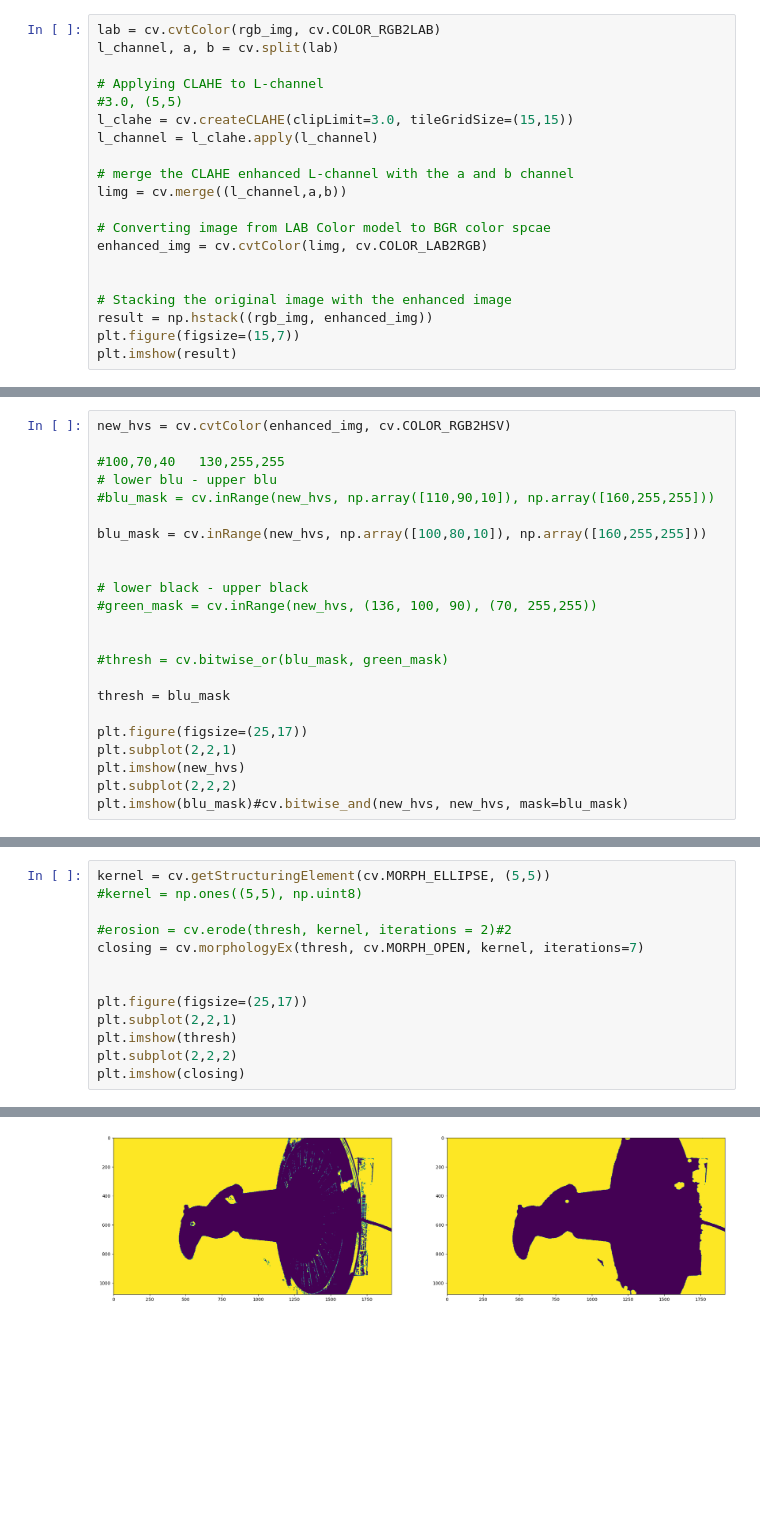
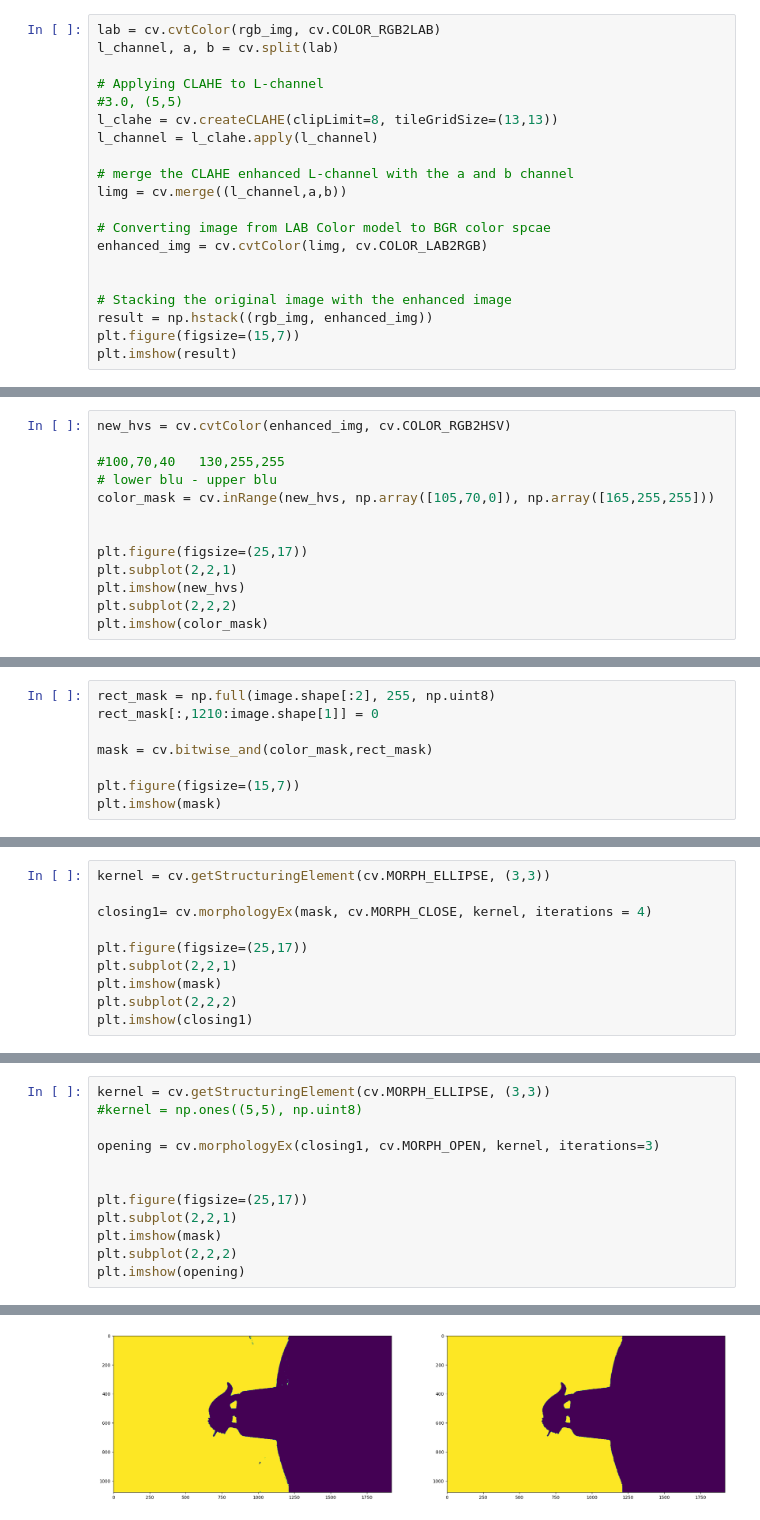
Before and after one commit to zuliani99/Geometric_3D_Computer_Vision_Project, a Jupyter notebook: Assignment1/assignment1 copy.ipynb, the cells around one changed output, grey strips where cells are left out. Drawn from its saved outputs; the diff is of its cells as text; blank space fills up the shorter version.

```diff
--- a/Assignment1/assignment1 copy.ipynb
+++ b/Assignment1/assignment1 copy.ipynb
@@ -27,7 +20,7 @@ l_channel, a, b = cv.split(lab)
 
 # Applying CLAHE to L-channel
 #3.0, (5,5)
-l_clahe = cv.createCLAHE(clipLimit=3.0, tileGridSize=(15,15))
+l_clahe = cv.createCLAHE(clipLimit=8, tileGridSize=(13,13))
 l_channel = l_clahe.apply(l_channel)
 
 # merge the CLAHE enhanced L-channel with the a and b channel
@@ -49,23 +42,13 @@ new_hvs = cv.cvtColor(enhanced_img, cv.COLOR_RGB2HSV)
 
 #100,70,40   130,255,255
 # lower blu - upper blu
-#blu_mask = cv.inRange(new_hvs, np.array([110,90,10]), np.array([160,255,255]))
+color_mask = cv.inRange(new_hvs, np.array([105,70,0]), np.array([165,255,255]))
 
-blu_mask = cv.inRange(new_hvs, np.array([100,80,10]), np.array([160,255,255]))
-
-
-# lower black - upper black
-#green_mask = cv.inRange(new_hvs, (136, 100, 90), (70, 255,255))
-
-
-#thresh = cv.bitwise_or(blu_mask, green_mask)
-
-thresh = blu_mask
 
 plt.figure(figsize=(25,17))
 plt.subplot(2,2,1)
 plt.imshow(new_hvs)
 plt.subplot(2,2,2)
-plt.imshow(blu_mask)#cv.bitwise_and(new_hvs, new_hvs, mask=blu_mask)
+plt.imshow(color_mask)
 # %% [output]
 <matplotlib.image.AxesImage at 0x...>
@@ -72,0 +56,8 @@ plt.imshow(blu_mask)#cv.bitwise_and(new_hvs, new_hvs, mask=blu_mask)
+# %%
+rect_mask = np.full(image.shape[:2], 255, np.uint8)
+rect_mask[:,1210:image.shape[1]] = 0
+
+mask = cv.bitwise_and(color_mask,rect_mask)
+
+plt.figure(figsize=(15,7))
+plt.imshow(mask)
@@ -72,0 +67,10 @@ plt.imshow(blu_mask)#cv.bitwise_and(new_hvs, new_hvs, mask=blu_mask)
+# %%
+kernel = cv.getStructuringElement(cv.MORPH_ELLIPSE, (3,3))
+
+closing1= cv.morphologyEx(mask, cv.MORPH_CLOSE, kernel, iterations = 4)
+
+plt.figure(figsize=(25,17))
+plt.subplot(2,2,1)
+plt.imshow(mask)
+plt.subplot(2,2,2)
+plt.imshow(closing1)
@@ -73,17 +80,16 @@ plt.imshow(blu_mask)#cv.bitwise_and(new_hvs, new_hvs, mask=blu_mask)
 # %%
-kernel = cv.getStructuringElement(cv.MORPH_ELLIPSE, (5,5))
+kernel = cv.getStructuringElement(cv.MORPH_ELLIPSE, (3,3))
 #kernel = np.ones((5,5), np.uint8)
 
-#erosion = cv.erode(thresh, kernel, iterations = 2)#2
-closing = cv.morphologyEx(thresh, cv.MORPH_OPEN, kernel, iterations=7)
+opening = cv.morphologyEx(closing1, cv.MORPH_OPEN, kernel, iterations=3)
 
 
 plt.figure(figsize=(25,17))
 plt.subplot(2,2,1)
-plt.imshow(thresh)
+plt.imshow(mask)
 plt.subplot(2,2,2)
-plt.imshow(closing)
+plt.imshow(opening)
 # %% [output]
 <matplotlib.image.AxesImage at 0x...>
-[figure, old version]
+[figure, new version]
 # %%
```
Also changed, not shown: parts of 9 cells of this notebook.
